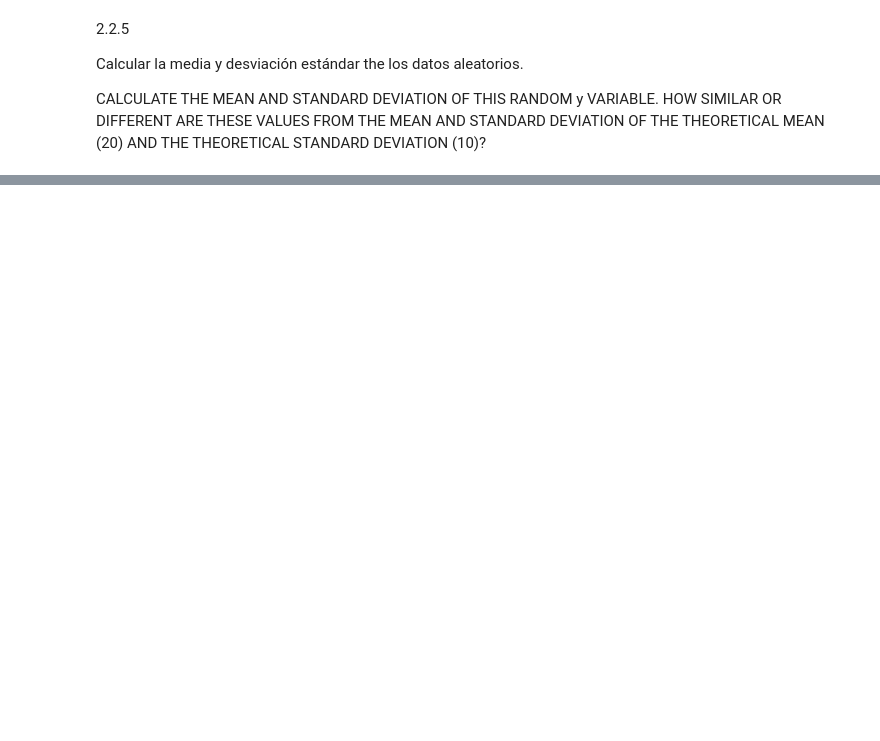
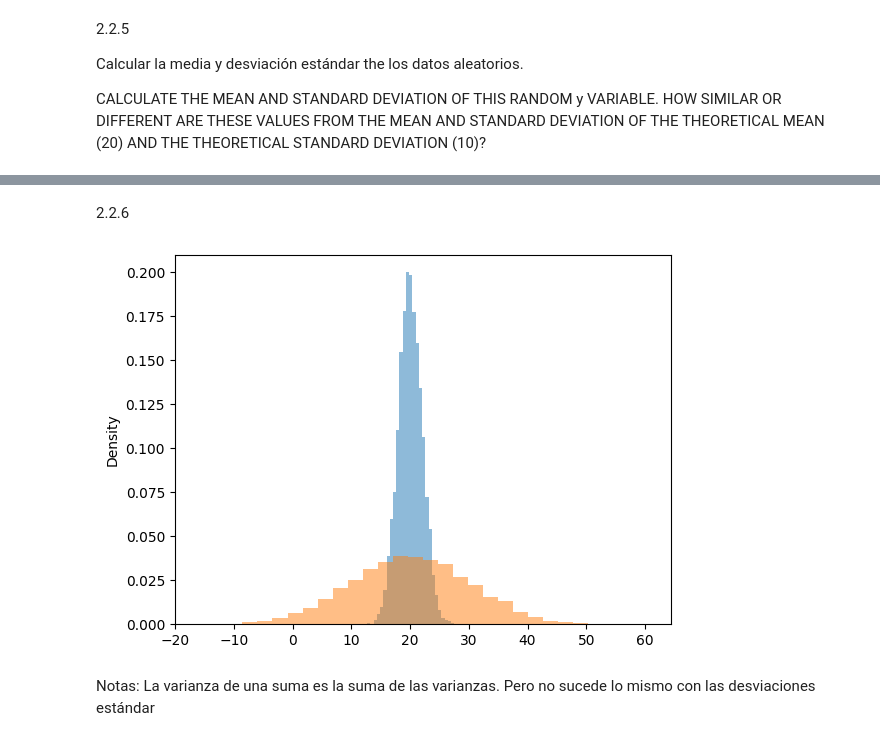
Before and after one commit to FerminMendez/AlgoritmosAvanzados, a Jupyter notebook: Workshop2_Advanced_Statistics.ipynb, the cells around one changed output, grey strips where cells are left out. Drawn from its saved outputs; the diff is of its cells as text; code cells hidden in the pictures; blank space fills up the shorter version.

```diff
--- a/Workshop2_Advanced_Statistics.ipynb
+++ b/Workshop2_Advanced_Statistics.ipynb
@@ -175,0 +293,11 @@ CALCULATE THE MEAN AND STANDARD DEVIATION OF THIS RANDOM y VARIABLE. HOW SIMILAR
+# %% [markdown]
+2.2.6
+# %%
+plt.clf()
+ymean.plot()
+y.plot()
+plt.show()
+# %% [output]
+[figure, added]
+# %% [markdown]
+Notas: La varianza de una suma es la suma de las varianzas. Pero no sucede lo mismo con las desviaciones estándar
```
Also changed, not shown: parts of 39 cells of this notebook.
